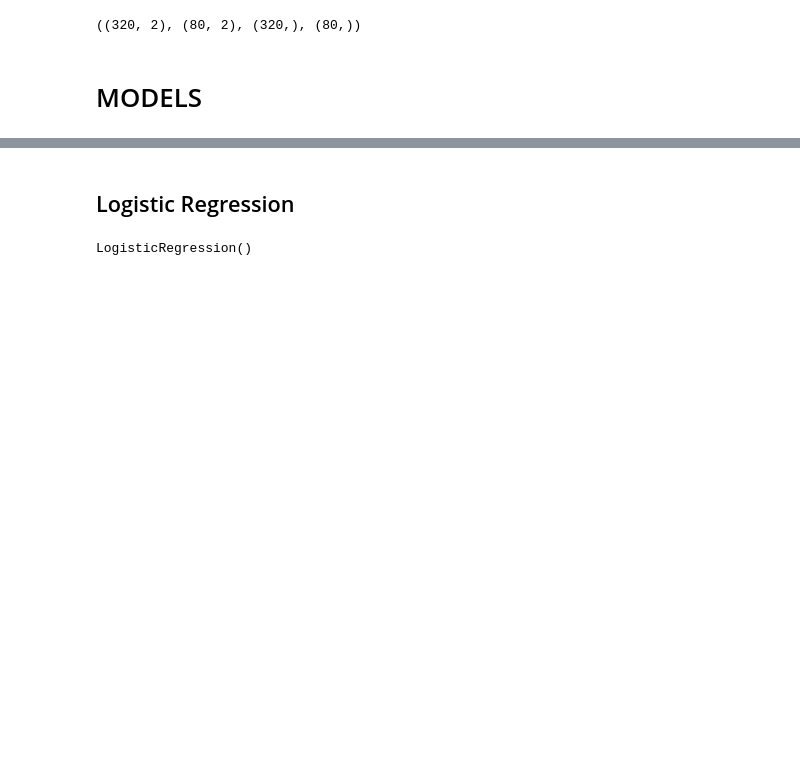
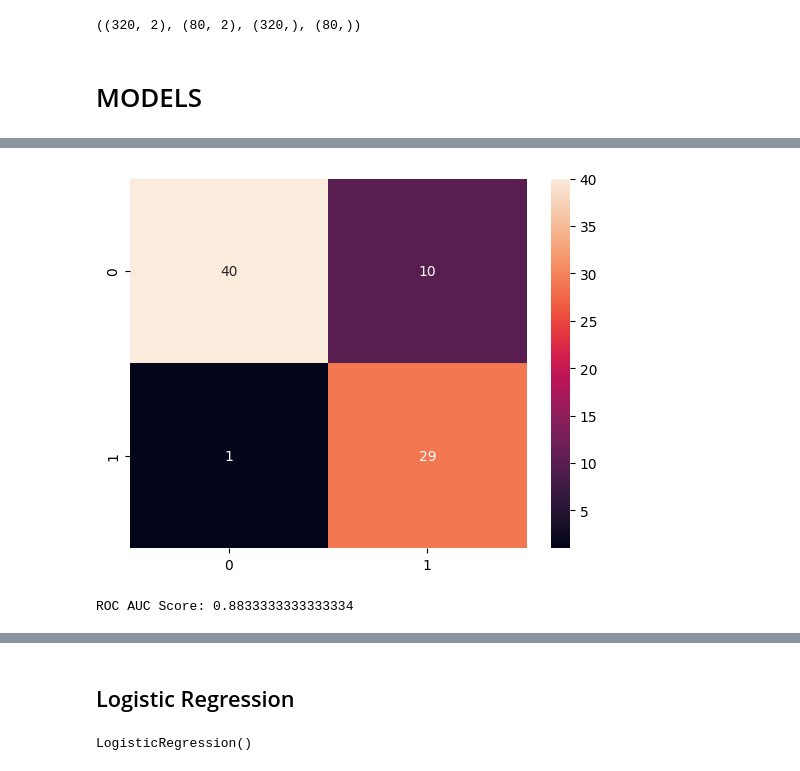
Before and after one commit to DeepraMazumder/Social-Network-Ads-Prediction-Analysis, a Jupyter notebook: Notebook/SocialNetworkAdvertisements.ipynb, the cells around one changed output, grey strips where cells are left out. Saved outputs shown, nothing was run; the diff lists cells and outputs as text; code cells hidden in the pictures; blank space fills up the shorter version.

```diff
--- a/Notebook/SocialNetworkAdvertisements.ipynb
+++ b/Notebook/SocialNetworkAdvertisements.ipynb
@@ -77,0 +176,16 @@ X_train.shape, X_test.shape, y_train.shape, y_test.shape
+# %%
+def stochastic_gradient_descent(X, y, epochs=100, lr=0.001):
+    m, n = X.shape
+    theta = np.zeros(n)
+    for epoch in range(epochs):
+        loss = 0
+        for i in range(m):
+            Xi = X[i]
+            yi = y[i]
+            z = np.dot(Xi, theta)
+            h = sigmoid(z)
+            gradient = np.dot(Xi.T, (h-yi))
+            theta -= lr*gradient
+            loss += -np.mean(yi*np.log(h) + (1-yi)*np.log(1-h))
+        print(f"Loss after epoch {epoch+1}: {loss/m}")
+    return theta
@@ -77,0 +200,4 @@ X_train.shape, X_test.shape, y_train.shape, y_test.shape
+# %%
+theta = stochastic_gradient_descent(X_train, y_train)
+y_pred_sgd = predict(X_test, theta)
+y_pred_sgd = [int(i) for i in y_pred_sgd]
@@ -77,0 +244,16 @@ X_train.shape, X_test.shape, y_train.shape, y_test.shape
+# %%
+# Confusion Matrix
+cm = confusion_matrix(y_test, y_pred_sgd)
+sns.heatmap(cm,annot=True)
+plt.show()
+# %% [output]
+[figure, added]
+# %%
+# Get FPR, TPR, Threshold
+fpr, tpr, thresh = roc_curve(y_test, y_pred_sgd)
+
+# AUC Score
+auc = roc_auc_score(y_test, y_pred_sgd)
+print(f"ROC AUC Score: {auc}")
+# %% [output]
+ROC AUC Score: 0.8833333333333334
```
Also changed, not shown: parts of 70 cells of this notebook, 5 other files.
